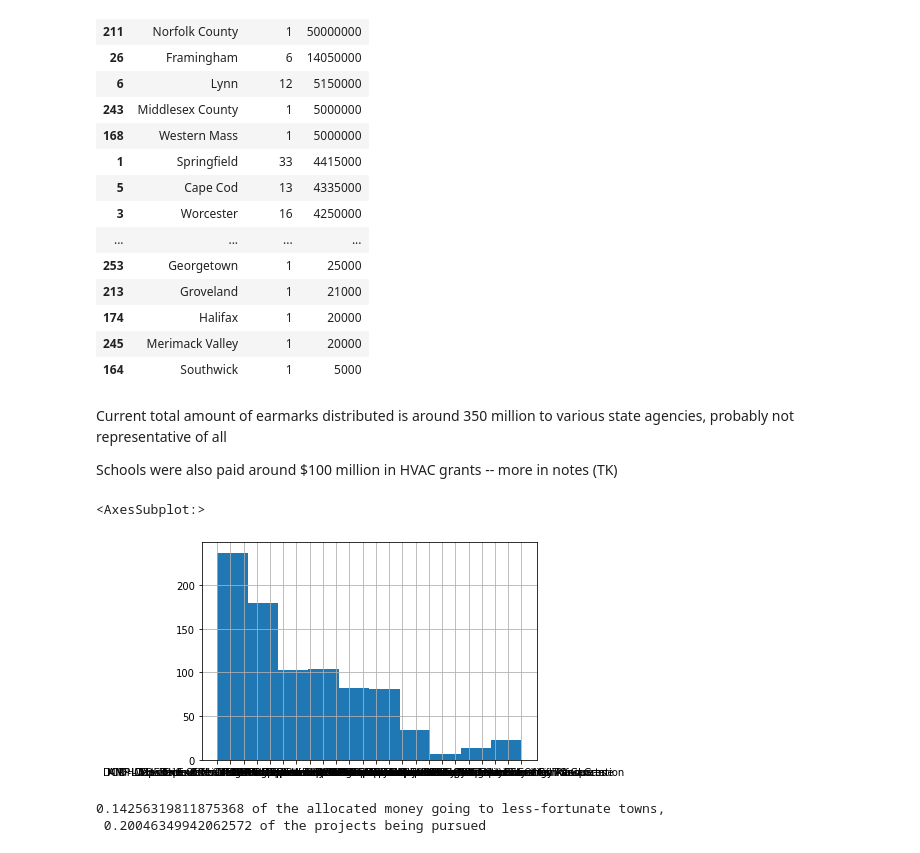
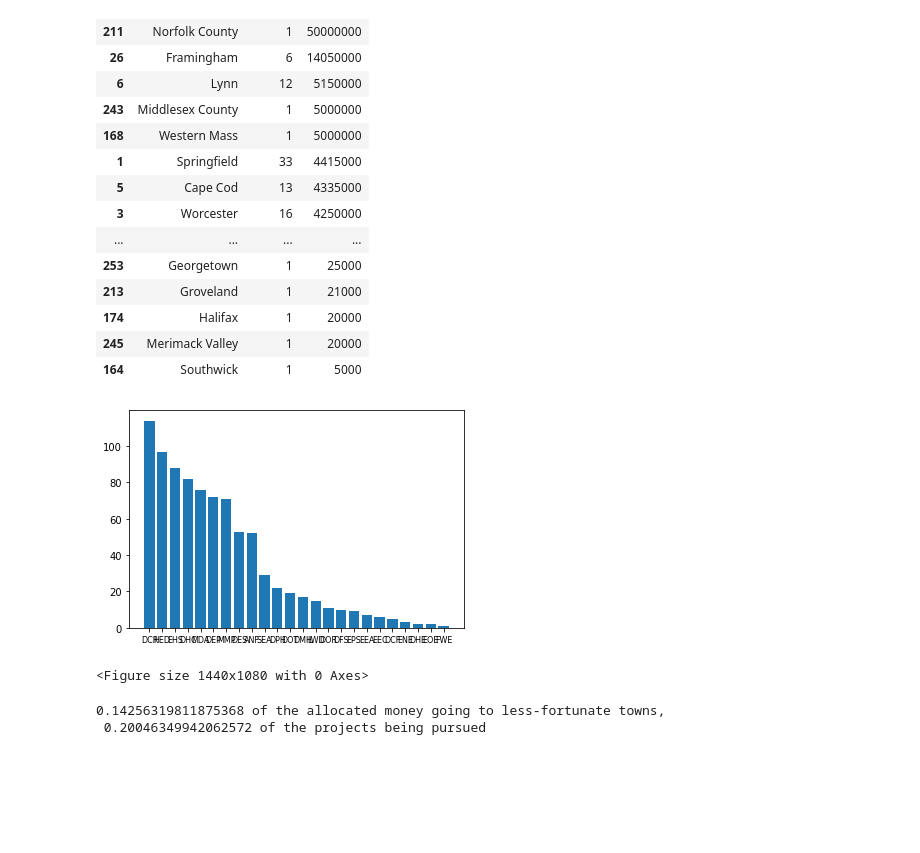
Before and after one commit to specificlanguage/gbh_earmarks, a Jupyter notebook: earmark_analysis.ipynb, the cells around one changed output. Cells and saved outputs as stored; diff of their text form; code cells hidden in the pictures; blank space fills up the shorter version.

```diff
--- a/earmark_analysis.ipynb
+++ b/earmark_analysis.ipynb
@@ -83,0 +65,11 @@ Name: Administering State Agency, dtype: int64
+# %%
+# Agency cleanup
+def agency_code(row):
+    return row["Administering State Agency"][:3]
+
+
+
+earmarks["Agency"] = earmarks.apply (lambda row: agency_code(row), axis=1)
+earmarks["Administering State Agency"].value_counts()
+earmarks
+# TODO: group by agency
@@ -103,16 +109,15 @@ mpc
 | 174 | Halifax | 1 | 20000 |
 | 245 | Merimack Valley | 1 | 20000 |
 | 164 | Southwick | 1 | 5000 |
-# %% [markdown]
-Current total amount of earmarks distributed is around 350 million to various state agencies, probably not representative of all
-
-Schools were also paid around $100 million in HVAC grants -- more in notes (TK)
-# %%
-admin = pd.Series(earmarks["Administering State Agency"])
-admin.hist()
-# %% [output]
-<AxesSubplot:>
-[figure, removed]
+# %%
+admin = pd.Series(earmarks["Agency"]).value_counts()
+plt.bar(admin.index, height=admin.values)
+plt.xticks(fontsize=8)
+plt.figure(figsize=(20,15))
+plt.show()
+# %% [output]
+[figure, added]
+<Figure size 1440x1080 with 0 Axes>
 # %%
 # Towns with income/inequality -- many towns around Greater Boston and the mill towns out towards the Merrimack River have minority or income distribution inequalities. Are they getting money as these people were affected greatly by COVID-19? What projects did these places have?
 
```
Also changed, not shown: parts of 14 cells of this notebook, 2 other files.
